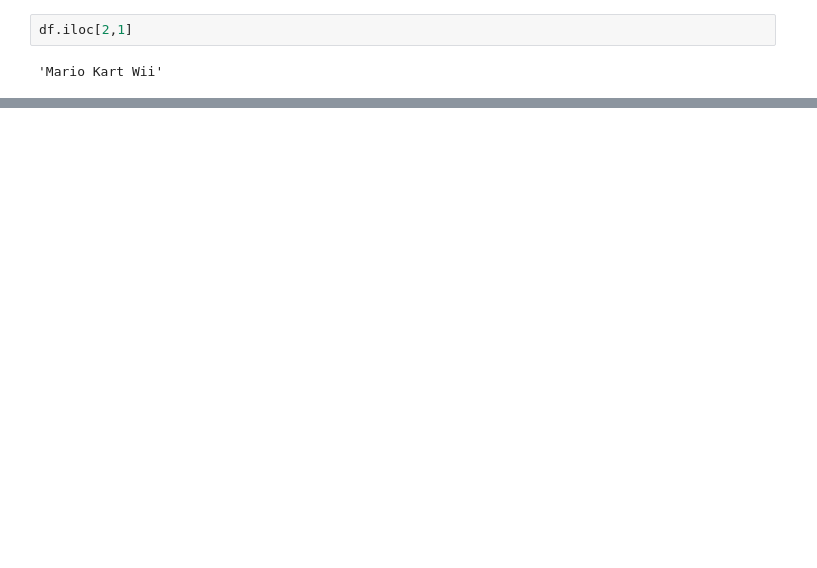
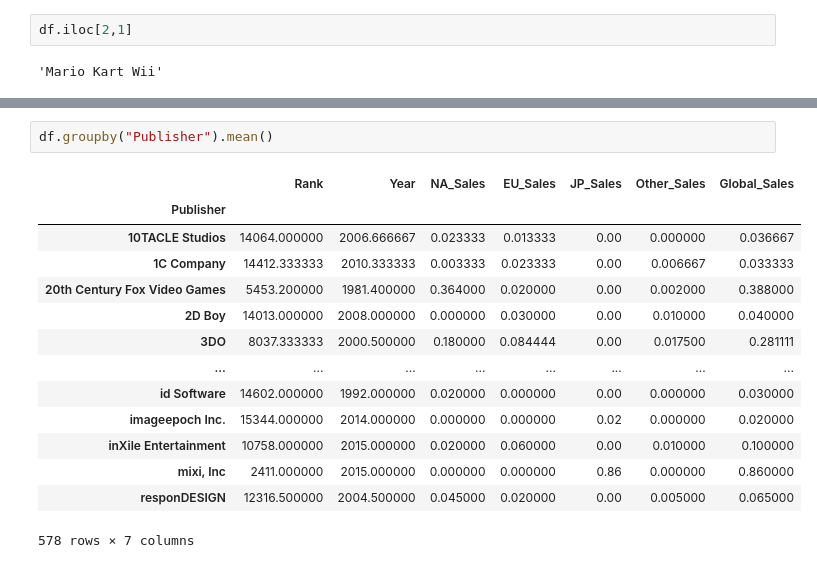
Before and after one commit to Coletterbox/Le-Wagon-Data-Science-Academy-Sprint, a Jupyter notebook: Monday/Video Game Sales.ipynb, the cells around one changed output, grey strips where cells are left out. Cells and saved outputs as stored; diff of their text form; blank space fills up the shorter version.

```diff
--- a/Monday/Video Game Sales.ipynb
+++ b/Monday/Video Game Sales.ipynb
@@ -64,0 +141,17 @@ df.iloc[2,1]
+# %%
+df.groupby("Publisher").mean()
+# %% [output]
+|  | Rank | Year | NA_Sales | EU_Sales | JP_Sales | Other_Sales | Global_Sales |
+| Publisher |  |  |  |  |  |  |  |
+| 10TACLE Studios | 14064.000000 | 2006.666667 | 0.023333 | 0.013333 | 0.00 | 0.000000 | 0.036667 |
+| 1C Company | 14412.333333 | 2010.333333 | 0.003333 | 0.023333 | 0.00 | 0.006667 | 0.033333 |
+| 20th Century Fox Video Games | 5453.200000 | 1981.400000 | 0.364000 | 0.020000 | 0.00 | 0.002000 | 0.388000 |
+| 2D Boy | 14013.000000 | 2008.000000 | 0.000000 | 0.030000 | 0.00 | 0.010000 | 0.040000 |
+| 3DO | 8037.333333 | 2000.500000 | 0.180000 | 0.084444 | 0.00 | 0.017500 | 0.281111 |
+| ... | ... | ... | ... | ... | ... | ... | ... |
+| id Software | 14602.000000 | 1992.000000 | 0.020000 | 0.000000 | 0.00 | 0.000000 | 0.030000 |
+| imageepoch Inc. | 15344.000000 | 2014.000000 | 0.000000 | 0.000000 | 0.02 | 0.000000 | 0.020000 |
+| inXile Entertainment | 10758.000000 | 2015.000000 | 0.020000 | 0.060000 | 0.00 | 0.010000 | 0.100000 |
+| mixi, Inc | 2411.000000 | 2015.000000 | 0.000000 | 0.000000 | 0.86 | 0.000000 | 0.860000 |
+| responDESIGN | 12316.500000 | 2004.500000 | 0.045000 | 0.020000 | 0.00 | 0.005000 | 0.065000 |
+578 rows × 7 columns
```
Also changed, not shown: parts of 15 cells of this notebook.
